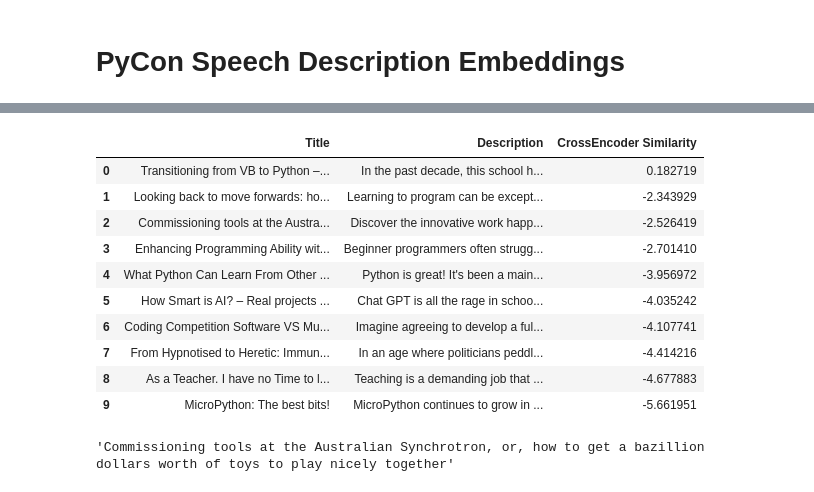
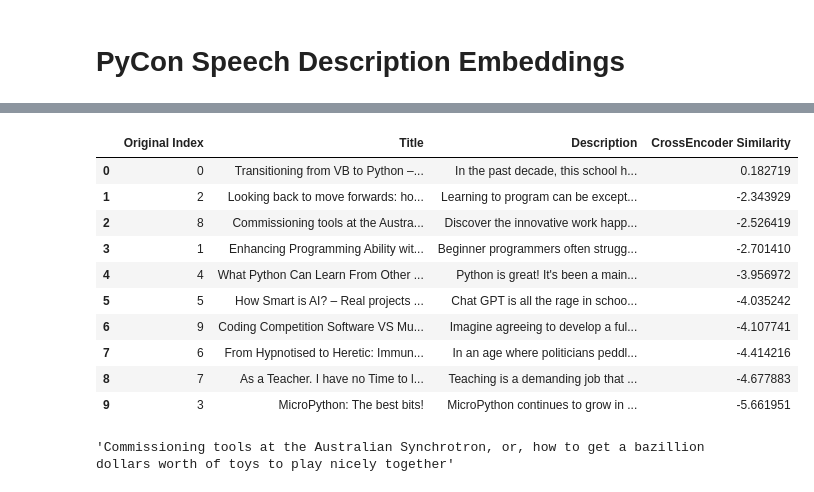
Before and after one commit to lbluett/PyCon-2024, a Jupyter notebook: code/Embeddings_Presentation_Demo.ipynb, the cells around one changed output, grey strips where cells are left out. Drawn from its saved outputs; the diff is of its cells as text; code cells hidden in the pictures.

```diff
--- a/code/Embeddings_Presentation_Demo.ipynb
+++ b/code/Embeddings_Presentation_Demo.ipynb
@@ -542,7 +542,8 @@ df['Title'] = df['Title'].str.replace("—PyCon AU 2024", "")
 embeddings = sbert_model.encode(df['Description'].tolist(), convert_to_tensor=True)
 # %%
 # Select the target speech's index to compare with
-current_speech_idx = df[df['Title'] == 'Teaching Digital Technologies in Australian schools with Python and the Kookaberry'].index[0]
+speech = 'Teaching Digital Technologies in Australian schools with Python and the Kookaberry'
+current_speech_idx = df[df['Title'] == speech].index[0]
 target_embedding = embeddings[current_speech_idx]
 # %%
 # Calculate cosine similarity between the target speech and all speeches
@@ -551,4 +552,6 @@ similarities = util.pytorch_cos_sim(target_embedding, embeddings).squeeze()
 # Get initial top 10 most similar speeches excluding the target speech itself
 top_10_indices = torch.topk(similarities, k=11).indices[1:].tolist()
 top_10_similarities = similarities[top_10_indices].tolist()
+# %%
+df = df.reset_index(drop=True)
 # %%
@@ -573,23 +576,27 @@ sentence_pairs = [(df.iloc[current_speech_idx]['Description'], df.iloc[i]['Descr
 cross_scores = cross_encoder.predict(sentence_pairs)
 top_5_indices = torch.topk(torch.tensor(cross_scores), k=10).indices.tolist()
+# %%
+df_top_10 = df.iloc[top_10_indices].reset_index(drop=True)
+# %%
+df_top_10 = df_top_10.reset_index(drop=False).rename(columns={"index":"Original Index"})
 # %%
 # Retrieve top 5 similar documents with titles and similarity scores
-top_5_results = [(df.iloc[top_10_indices[i]]['Title'], df.iloc[top_10_indices[i]]['Description'], cross_scores[i]) for i in top_5_indices]
-top_5_df = pd.DataFrame(top_5_results, columns=["Title", "Description", "CrossEncoder Similarity"])
+top_5_results = [(df_top_10.iloc[i]['Original Index'], df_top_10.iloc[i]['Title'], df_top_10.iloc[i]['Description'], cross_scores[i]) for i in top_5_indices]
+top_5_df = pd.DataFrame(top_5_results, columns=['Original Index',"Title", "Description", "CrossEncoder Similarity"])
 
 top_5_df
 # %% [output]
-|  | Title | Description | CrossEncoder Similarity |
-| 0 | Transitioning from VB to Python –... | In the past decade, this school h... | 0.182719 |
-| 1 | Looking back to move forwards: ho... | Learning to program can be except... | -2.343929 |
-| 2 | Commissioning tools at the Austra... | Discover the innovative work happ... | -2.526419 |
-| 3 | Enhancing Programming Ability wit... | Beginner programmers often strugg... | -2.701410 |
-| 4 | What Python Can Learn From Other ... | Python is great! It's been a main... | -3.956972 |
-| 5 | How Smart is AI? – Real projects ... | Chat GPT is all the rage in schoo... | -4.035242 |
-| 6 | Coding Competition Software VS Mu... | Imagine agreeing to develop a ful... | -4.107741 |
-| 7 | From Hypnotised to Heretic: Immun... | In an age where politicians peddl... | -4.414216 |
-| 8 | As a Teacher. I have no Time to l... | Teaching is a demanding job that ... | -4.677883 |
-| 9 | MicroPython: The best bits! | MicroPython continues to grow in ... | -5.661951 |
+|  | Original Index | Title | Description | CrossEncoder Similarity |
+| 0 | 0 | Transitioning from VB to Python –... | In the past decade, this school h... | 0.182719 |
+| 1 | 2 | Looking back to move forwards: ho... | Learning to program can be except... | -2.343929 |
+| 2 | 8 | Commissioning tools at the Austra... | Discover the innovative work happ... | -2.526419 |
+| 3 | 1 | Enhancing Programming Ability wit... | Beginner programmers often strugg... | -2.701410 |
+| 4 | 4 | What Python Can Learn From Other ... | Python is great! It's been a main... | -3.956972 |
+| 5 | 5 | How Smart is AI? – Real projects ... | Chat GPT is all the rage in schoo... | -4.035242 |
+| 6 | 9 | Coding Competition Software VS Mu... | Imagine agreeing to develop a ful... | -4.107741 |
+| 7 | 6 | From Hypnotised to Heretic: Immun... | In an age where politicians peddl... | -4.414216 |
+| 8 | 7 | As a Teacher. I have no Time to l... | Teaching is a demanding job that ... | -4.677883 |
+| 9 | 3 | MicroPython: The best bits! | MicroPython continues to grow in ... | -5.661951 |
 # %%
 top_5_df['Title'][1]
 # %% [output]
```
Also changed, not shown: parts of 2 cells of this notebook.
